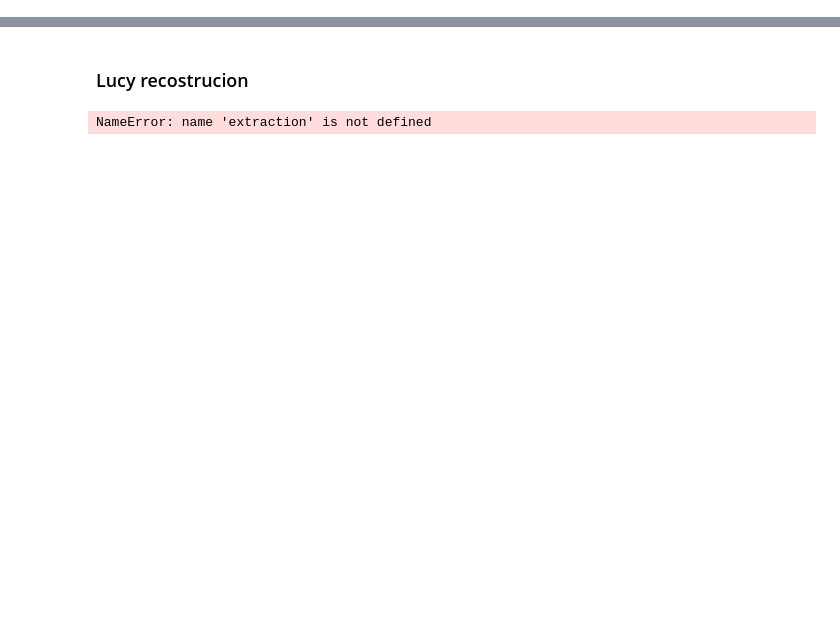
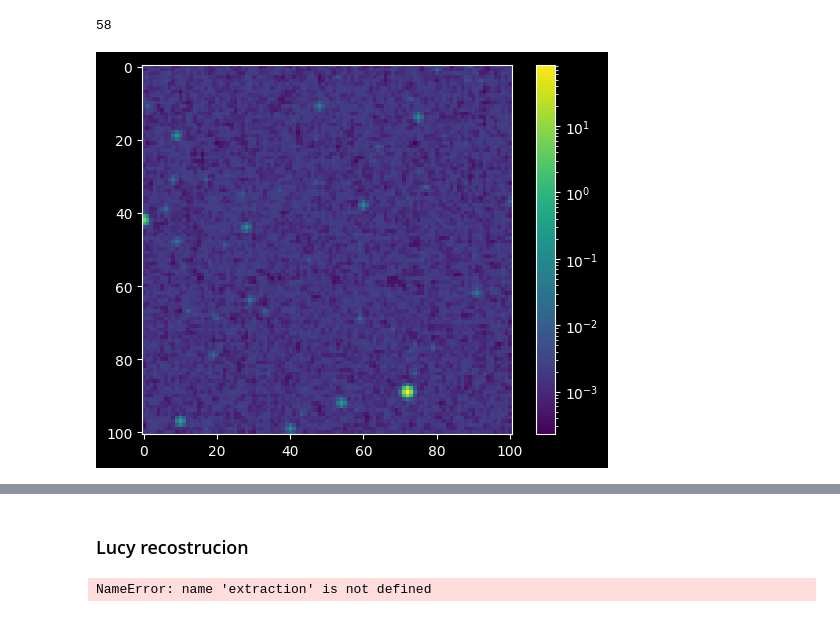
Before and after one commit to 00-berni/proj_2, a Jupyter notebook: notebook/implementation_notebook.ipynb, the cells around one changed output, grey strips where cells are left out. Saved outputs shown, nothing was run; the diff lists cells and outputs as text; code cells hidden in the pictures; blank space fills up the shorter version.

```diff
--- a/notebook/implementation_notebook.ipynb
+++ b/notebook/implementation_notebook.ipynb
@@ -1152,0 +591,35 @@ NameError: name 'max_dark' is not defined
+# %%
+# from scipy.signal import argrelextrema
+
+M = 100
+
+# generation of the field and the stars
+F, S = initialize(sdim=M)
+
+# taking the 0.2% of the luminosity of a 1 solar mass star
+# for 1 solar mass star L = M**beta = 1 in solar luminosity unit
+n = 0.2/1e2
+
+objs = S.lum
+objs = np.where(objs > n)[0]
+objs = len(objs)
+print(objs)
+
+# add background noise
+F_n = F + noise(n)
+
+# detector noise
+det_noise = 3e-4
+
+# generate atmosferic seeing image without sky noise
+F_s = atm_seeing(F, sigma=0.5)
+
+# generate atmosferic seeing image with sky noise
+F_sn = atm_seeing(F_n, sigma=0.5)
+
+plt.imshow(F_sn, norm='log')
+plt.colorbar()
+plt.show()
+# %% [output]
+58
+[figure, added]
```
Also changed, not shown: parts of 37 cells of this notebook.
